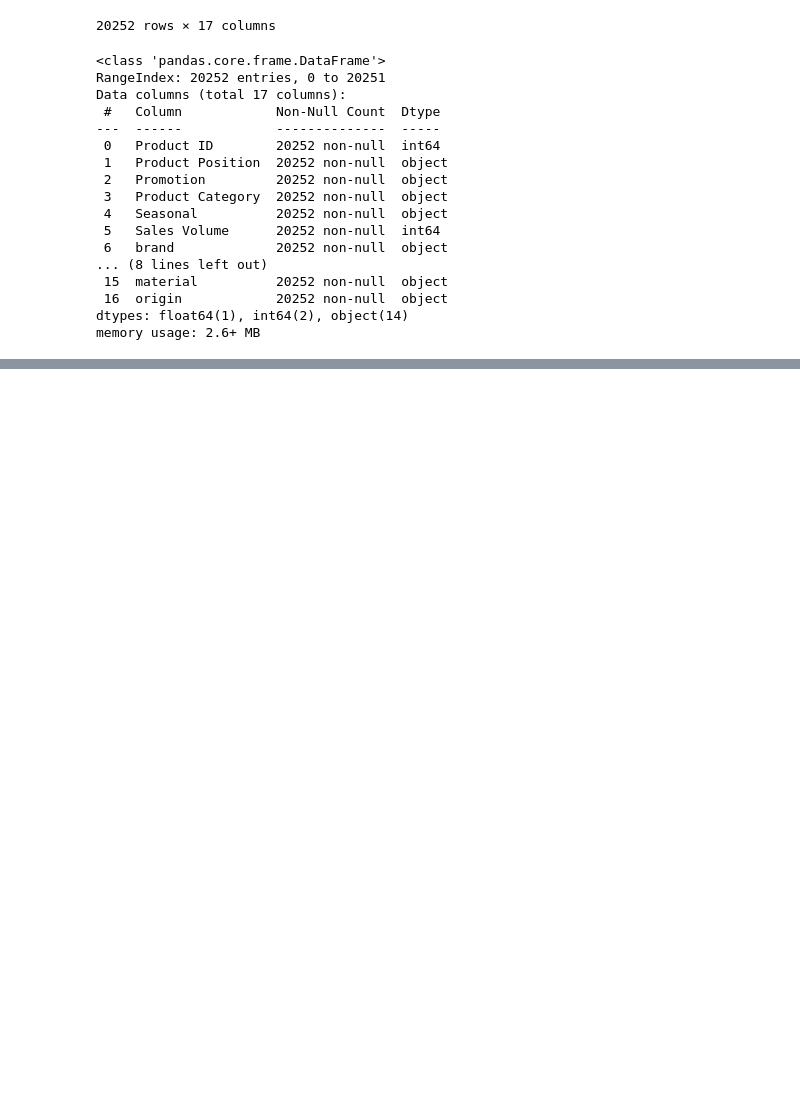
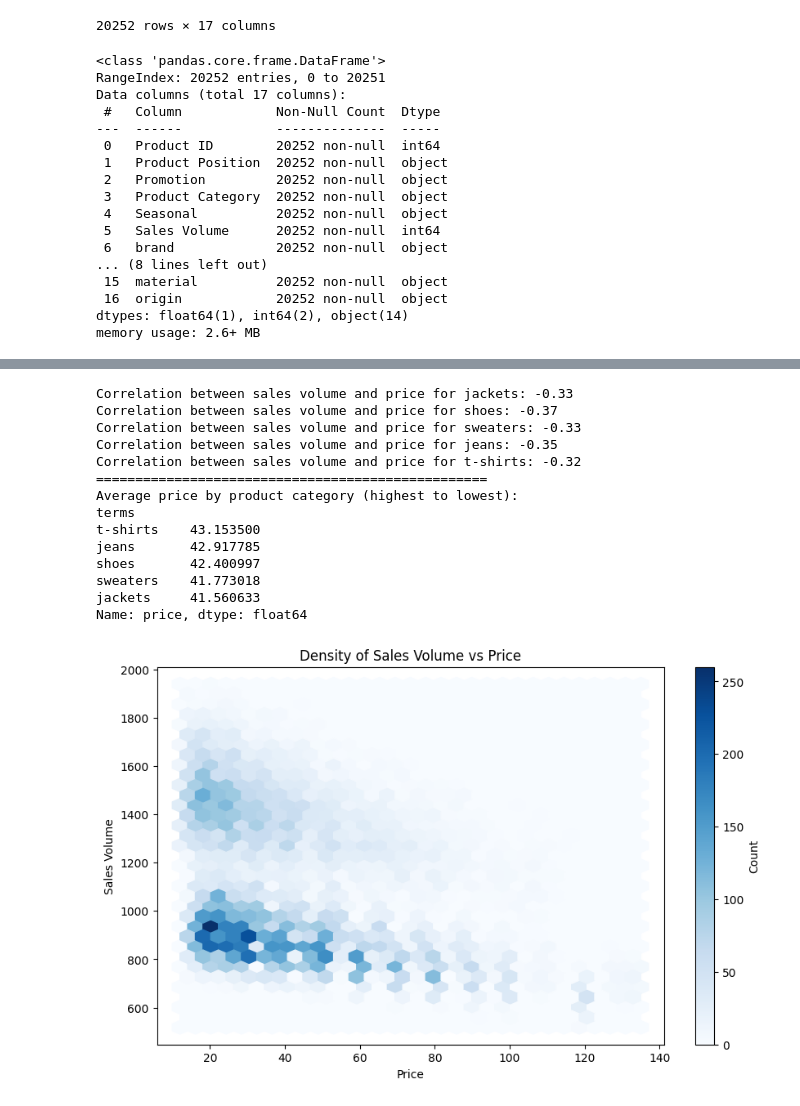
Before and after one commit to SantiLopBla/Zara-Sales-EDA, a Jupyter notebook: analysis.ipynb, the cells around one changed output, grey strips where cells are left out. Cells and saved outputs as stored; diff of their text form; code cells hidden in the pictures; blank space fills up the shorter version.

```diff
--- a/analysis.ipynb
+++ b/analysis.ipynb
@@ -157,0 +162,40 @@ Zara vende mas sus productos entre 20-40 dolares. Son pocos los articulos que so
+# %%
+import seaborn as sns
+
+#Find if all the terms follow the same tendency between sales volume and price
+categories = zara_df['terms'].unique()
+for category in categories:
+    category_data = zara_df[zara_df['terms'] == category]
+    category_correlation = category_data['Sales Volume'].corr(category_data['price'])
+    print(f"Correlation between sales volume and price for {category}: {category_correlation:.2f}")
+print("="*50)
+
+#Find the price average for each product category
+average_price_by_category = zara_df.groupby('terms')['price'].mean().sort_values(ascending=False)
+print("Average price by product category (highest to lowest):")
+print(average_price_by_category)
+
+#Scatter plot to visualize the relationship between sales volume and price
+plt.figure(figsize=(10,6))
+plt.hexbin(zara_df['price'], zara_df['Sales Volume'], gridsize=30, cmap='Blues')
+plt.colorbar(label='Count')
+plt.xlabel('Price')
+plt.ylabel('Sales Volume')
+plt.title('Density of Sales Volume vs Price')
+plt.show()
+# %% [output]
+Correlation between sales volume and price for jackets: -0.33
+Correlation between sales volume and price for shoes: -0.37
+Correlation between sales volume and price for sweaters: -0.33
+Correlation between sales volume and price for jeans: -0.35
+Correlation between sales volume and price for t-shirts: -0.32
+==================================================
+Average price by product category (highest to lowest):
+terms
+t-shirts    43.153500
+jeans       42.917785
+shoes       42.400997
+sweaters    41.773018
+jackets     41.560633
+Name: price, dtype: float64
+[figure, added]
```
Also changed, not shown: parts of 22 cells of this notebook.
